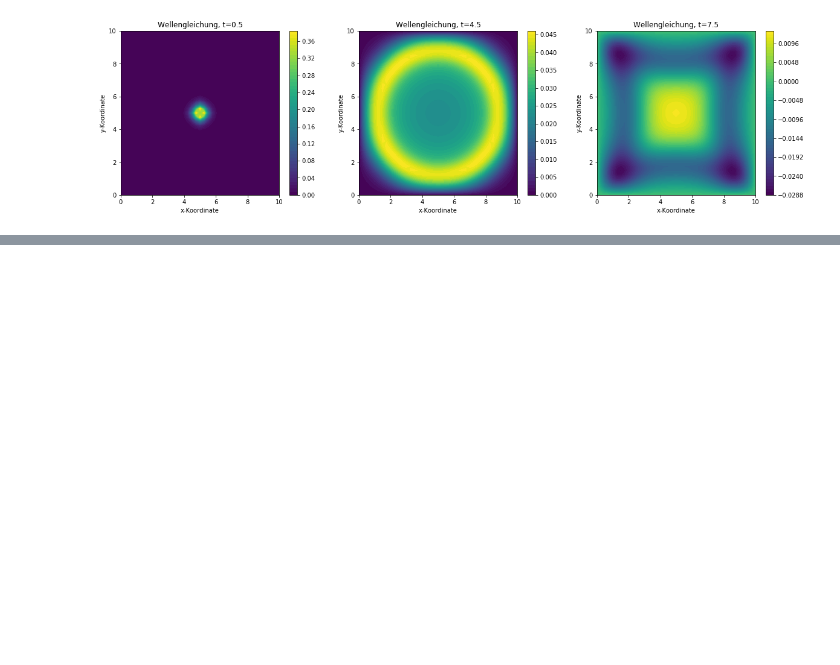
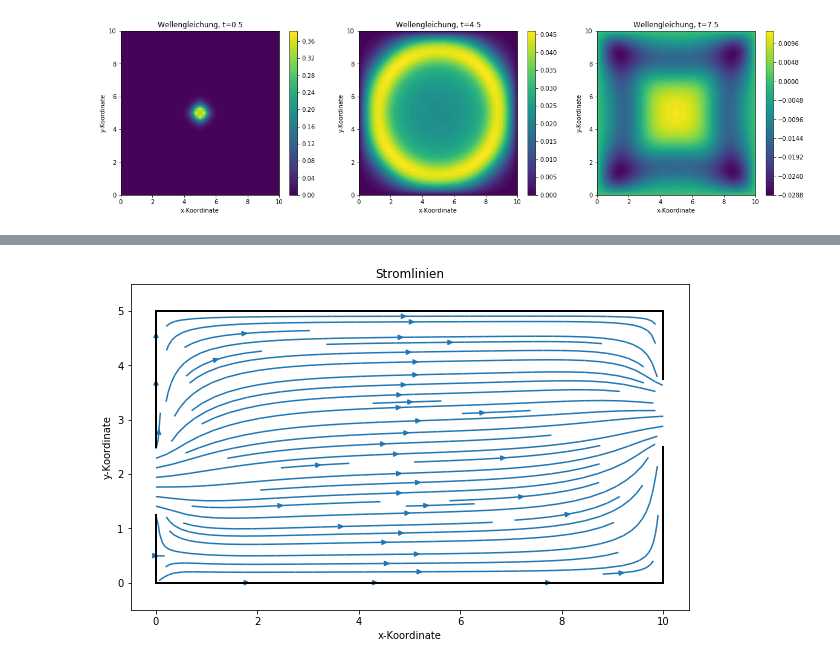
Before and after one commit to jhofinger/NumStroe, a Jupyter notebook: Wellengleichung.ipynb, the cells around one changed output, grey strips where cells are left out. Saved outputs shown, nothing was run; the diff lists cells and outputs as text; code cells hidden in the pictures; blank space fills up the shorter version.

```diff
--- a/Wellengleichung.ipynb
+++ b/Wellengleichung.ipynb
@@ -249,6 +257,7 @@ class neumann(rb):
             raise ValueError("Out of bounds")
         delta = mesh.delta_y if self.vertikal else mesh.delta_x
         verfahren = [Upwind(not(self.vertikal), delta, -1), Zentraldifferenz(not(self.vertikal), delta), Upwind(not(self.vertikal), delta, 1)]
+        verfahren[0].coefficients *= -1
         typ = mesh.pointType(self.position)
         gew_verfahren = verfahren[typ[1] + 1] if self.vertikal else verfahren[typ[0] + 1]
         systemmatrix[self.position] = 0
@@ -345,0 +402,39 @@ plt.show()
+# %%
+L = 10
+H = 5
+n_x = 51
+n_y = 51
+delta_x = L / (n_x - 1)
+delta_y = H / (n_y - 1)
+rbs = [line((0, L), (H, H), neumann(0, 0, True)),
+       line((0, L), (0, 0), neumann(0,0, True)),
+       line((0, 0), (0, H/4), neumann(0,0, False)),
+       line((0, 0), (H/4, H/2), neumann(0,-10, False)),
+       line((0, 0), (H/2, H), neumann(0, 0, False)),
+       line((L, L), (0, H/2), neumann(0,0, False)),
+       line((L, L), (H/2, 3*H/4), neumann(0,10, False)),
+       line((L, L), (3*H/4, H), neumann(0,0, False)),
+
+       dirichlet(n_y + 1, 150)]
+mesh = equidistant2DMesh(L, H, n_x, n_y)
+s = solver(mesh, [0, 0, 0, 1, 0, 1], None, [Zentraldifferenz(True, mesh.delta_x), Zentraldifferenz(False, mesh.delta_y)], rbs)
+s.assemble()
+result = s.solve(0, [])
+# %%
+plt.figure(figsize=(10, 6))
+u, v = np.gradient(result.reshape((n_y, n_x), order='F'))
+plt.streamplot(np.linspace(0, L, n_x), np.linspace(0, H, n_y), v, u)
+plt.gca().set_xlim([-0.5, L+0.5])
+plt.gca().set_ylim([-0.5, H+0.5])
+plt.plot([0, 0], [0, H/4], 'k', alpha=1, linewidth=2)
+plt.plot([0, 0], [H/2, H], 'k', alpha=1, linewidth=2)
+plt.plot([L, L], [0, H/2], 'k', alpha=1, linewidth=2)
+plt.plot([L, L], [3*H/4, H], 'k', alpha=1, linewidth=2)
+plt.plot([0, L], [0, 0], 'k', alpha=1, linewidth=2)
+plt.plot([0, L], [H, H], 'k', alpha=1, linewidth=2)
+plt.title("Stromlinien")
+plt.xlabel("x-Koordinate")
+plt.ylabel("y-Koordinate")
+plt.show()
+# %% [output]
+[figure, added]
```
Also changed, not shown: parts of 10 cells of this notebook.
